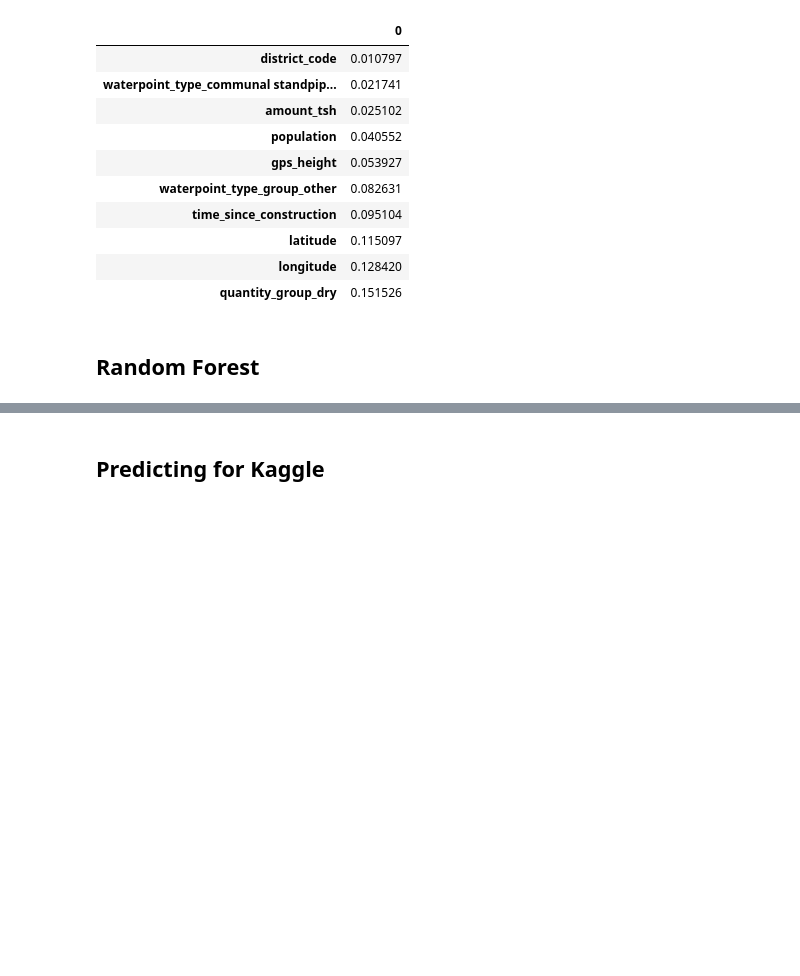
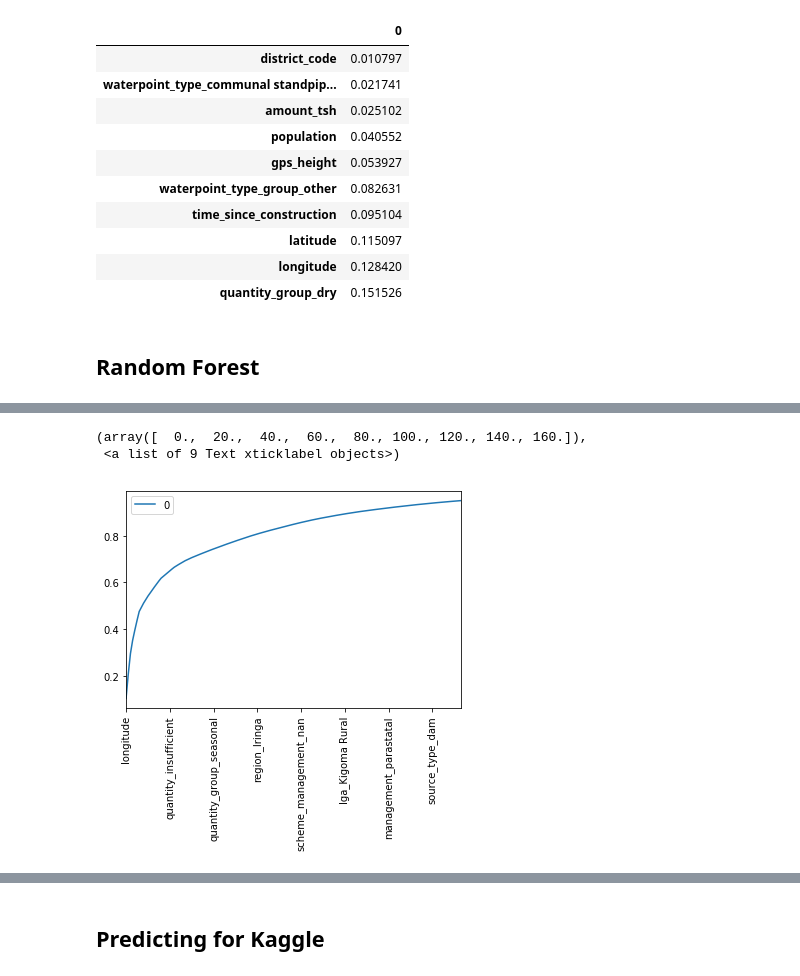
Before and after one commit to LambdaSchool/DS-Unit-2-Classification-1, a Jupyter notebook: module1-logistic-regression/kaggle_class_comp.ipynb, the cells around one changed output, grey strips where cells are left out. Drawn from its saved outputs; the diff is of its cells as text; code cells hidden in the pictures; blank space fills up the shorter version.

```diff
--- a/module1-logistic-regression/kaggle_class_comp.ipynb
+++ b/module1-logistic-regression/kaggle_class_comp.ipynb
@@ -263,2 +299,2 @@ array(['non functional', 'functional', 'functional', ..., 'functional',
 # %%
-(pd.Series(m.feature_importances_,X_train_sub_encoded.columns)).sort_values()
+feat_impt = pd.DataFrame(m.feature_importances_,encoded_cols).sort_values(by=0)
@@ -303,0 +322,2 @@ X_train_sub_encoded
+# %%
+cuml = np.cumsum(feat_impt[::-1])
@@ -303,0 +333,7 @@ X_train_sub_encoded
+# %%
+cuml.loc[cuml[0] < .95].plot()
+plt.xticks(rotation=90)
+# %% [output]
+(array([  0.,  20.,  40.,  60.,  80., 100., 120., 140., 160.]),
+ <a list of 9 Text xticklabel objects>)
+[figure, added]
```
Also changed, not shown: parts of 57 cells of this notebook.
